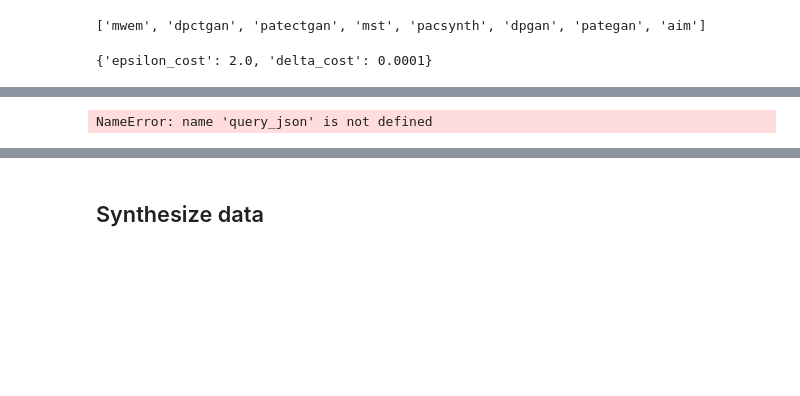
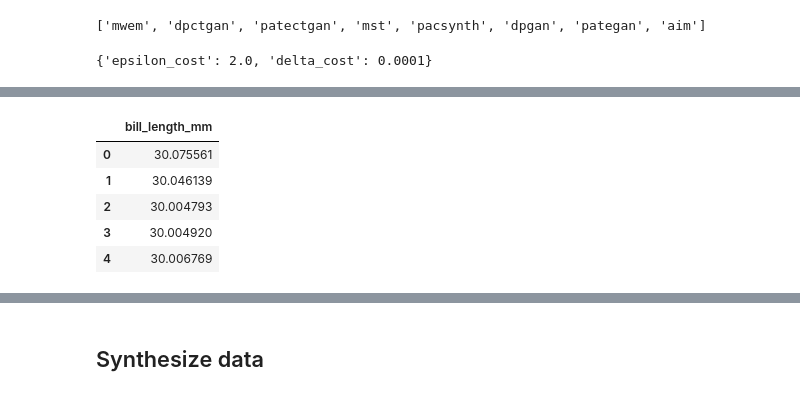
Before and after one commit to dscc-admin-ch/lomas, a Jupyter notebook: client/notebooks/SmartnoiseSynth.ipynb, the cells around one changed output, grey strips where cells are left out. Drawn from its saved outputs; the diff is of its cells as text; code cells hidden in the pictures; blank space fills up the shorter version.

Commit message:
fix timeout, fix serialisation: client-server model is working in notebook

```diff
--- a/client/notebooks/SmartnoiseSynth.ipynb
+++ b/client/notebooks/SmartnoiseSynth.ipynb
@@ -69,20 +69,14 @@ ReadTimeout: HTTPConnectionPool(host='lomas_server', port=80): Read timed out. (
-# %%
-query_json_pums = {
-    "dataset_name": "PENGUIN",
-    "synth_name": "dpctgan",
-    "epsilon": 0.1,
-    "delta": 0.00001,
-    "synth_params": {},
-    "select_cols": [],
-    "mul_matrix": [],
-    "nullable": True,
-    "condition": None,
-    "nb_samples": None,
-    "table_transformer_style": "gan",
-}
-query_json
-# %% [output]
-NameError: name 'query_json' is not defined
+# %%
+model = res["query_response"]
+# %%
+model.sample(5)
+# %% [output]
+|  | bill_length_mm |
+| 0 | 30.075561 |
+| 1 | 30.046139 |
+| 2 | 30.004793 |
+| 3 | 30.004920 |
+| 4 | 30.006769 |
 # %%
 import pandas as pd
 from snsynth import Synthesizer
```
Also changed, not shown: parts of 19 cells of this notebook, 2 other files.
